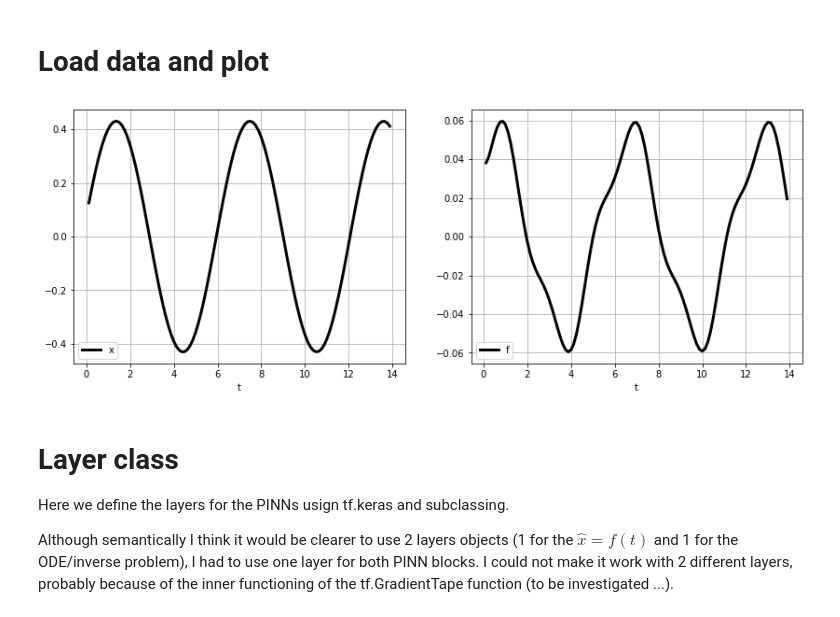
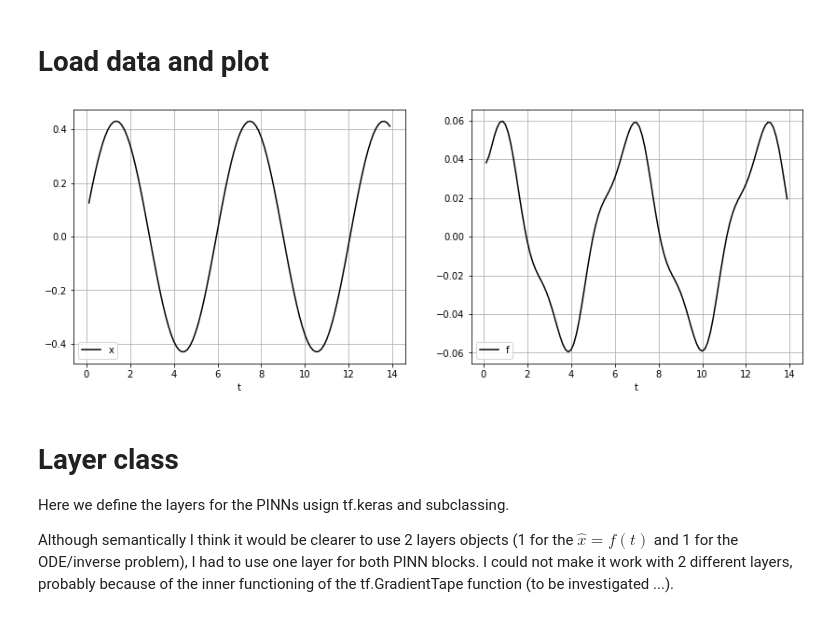
Before and after one commit to helonayala/pinn, a Jupyter notebook: 01_DeepVIV_sec21.ipynb, the cells around one changed output. Saved outputs shown, nothing was run; the diff lists cells and outputs as text; code cells hidden in the pictures.

```diff
--- a/01_DeepVIV_sec21.ipynb
+++ b/01_DeepVIV_sec21.ipynb
@@ -74,29 +74,25 @@ Requirement already satisfied, skipping upgrade: typeguard>=2.7 in c:\users\helo
 # %%
 VIVdata = loadmat('VIV_displacement_lift_drag.mat')
 # data from https://www.dropbox.com/s/gxeyasawxlj7nyu/Data.tar.gz?dl=0
 
 x = VIVdata['eta_structure']
 f = VIVdata['lift_structure']
 t = VIVdata['t_structure']
 
 N_train = t.shape[0] # how much data ?
 
 # time series plots
 plt.figure(figsize=[14,5])
 plt.subplot(121)
-plt.plot(t,x,'k',linewidth=3)
-plt.legend('x')
-plt.xlabel('t')
-plt.grid()
+plt.plot(t,x,'k')
+plt.legend('x'), plt.xlabel('t'), plt.grid()
 
 plt.subplot(122)
-plt.plot(t,f,'k',linewidth=3)
-plt.legend('f')
-plt.xlabel('t')
-plt.grid()
+plt.plot(t,f,'k')
+plt.legend('f'), plt.xlabel('t'), plt.grid()
 plt.show()
 # %% [output]
-[figure, old version]
+[figure, new version]
 # %% [markdown]
 # Layer class
 
```
Also changed, not shown: parts of 15 cells of this notebook.
